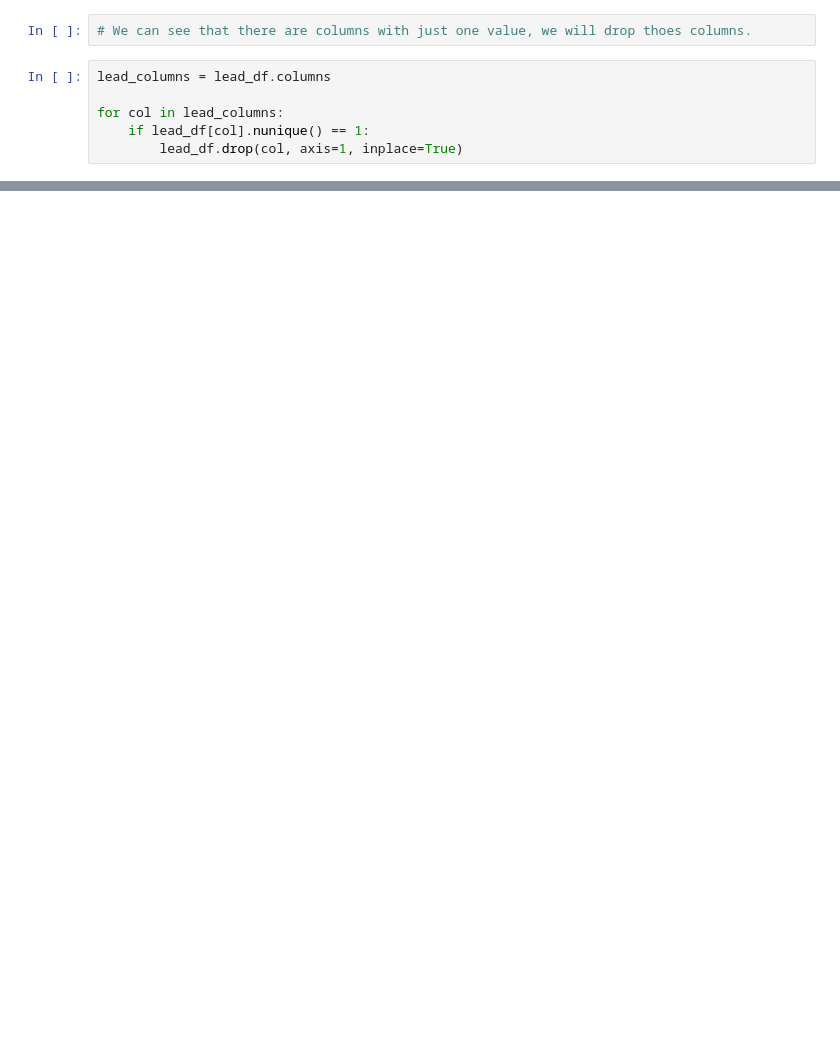
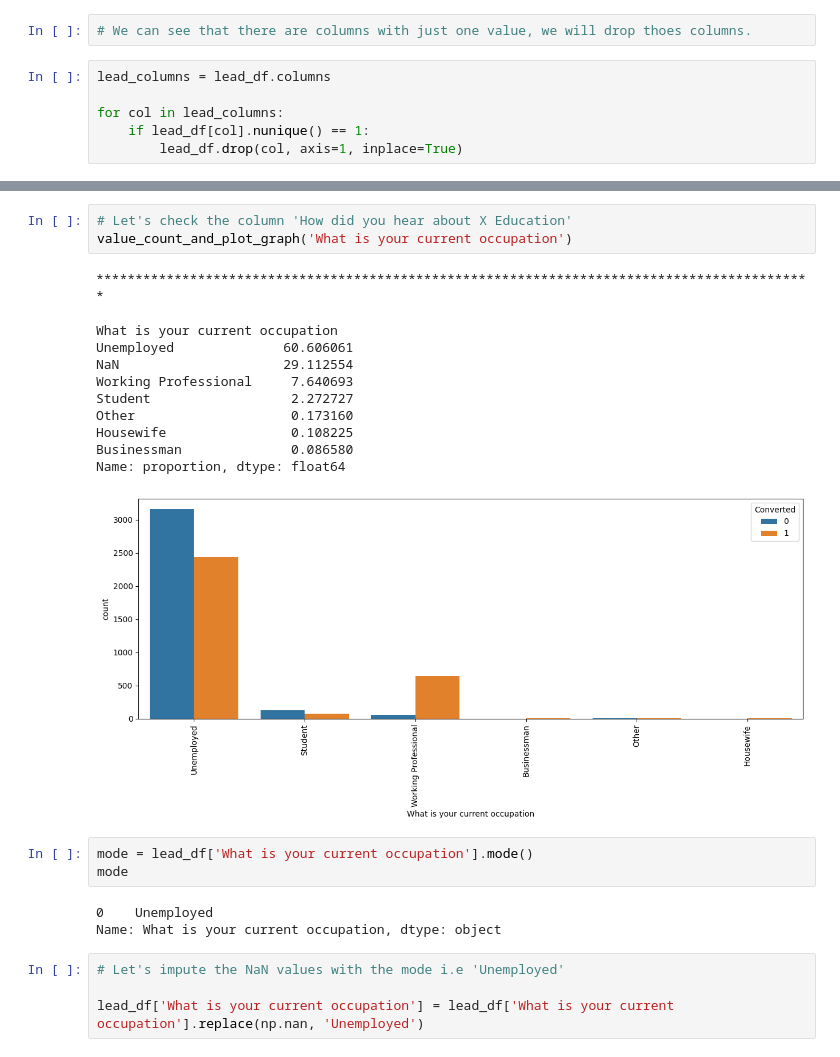
Before and after one commit to AkankshaDwivedi/lead-scoring-assignment, a Jupyter notebook: Lead_Scoring_Assignment_Akanksha.ipynb, the cells around one changed output, grey strips where cells are left out. Cells and saved outputs as stored; diff of their text form; blank space fills up the shorter version.

```diff
--- a/Lead_Scoring_Assignment_Akanksha.ipynb
+++ b/Lead_Scoring_Assignment_Akanksha.ipynb
@@ -331,0 +373,26 @@ dtype: float64
+# %%
+# Let's check the column 'How did you hear about X Education'
+value_count_and_plot_graph('What is your current occupation')
+# %% [output]
+********************************************************************************************
+
+What is your current occupation
+Unemployed              60.606061
+NaN                     29.112554
+Working Professional     7.640693
+Student                  2.272727
+Other                    0.173160
+Housewife                0.108225
+Businessman              0.086580
+Name: proportion, dtype: float64
+[figure, added]
+# %%
+mode = lead_df['What is your current occupation'].mode()
+mode
+# %% [output]
+0    Unemployed
+Name: What is your current occupation, dtype: object
+# %%
+# Let's impute the NaN values with the mode i.e 'Unemployed'
+
+lead_df['What is your current occupation'] = lead_df['What is your current occupation'].replace(np.nan, 'Unemployed')
```
Also changed, not shown: parts of 44 cells of this notebook.
